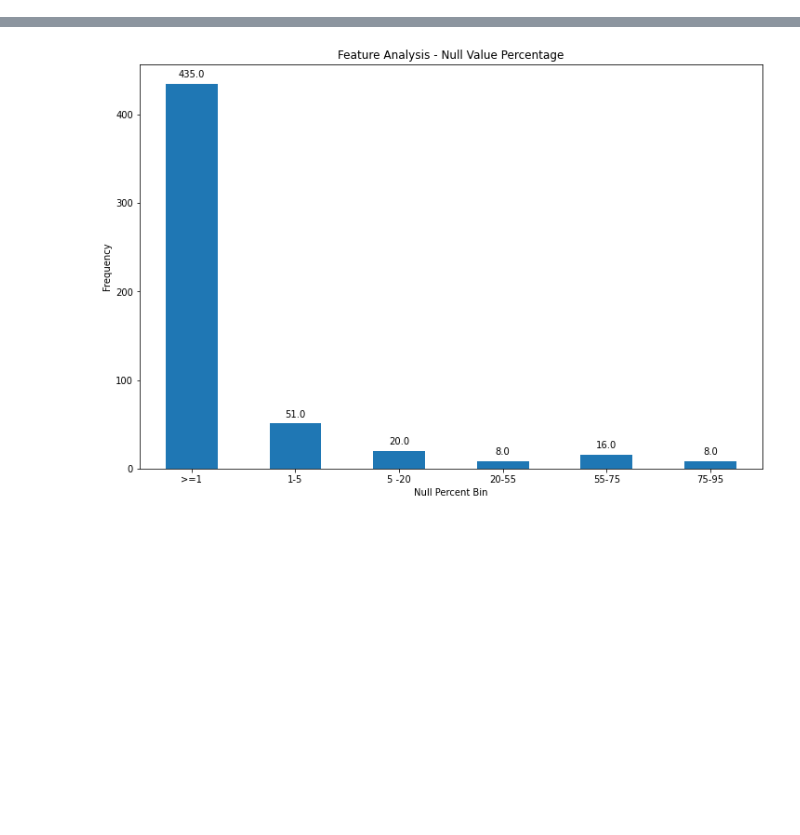
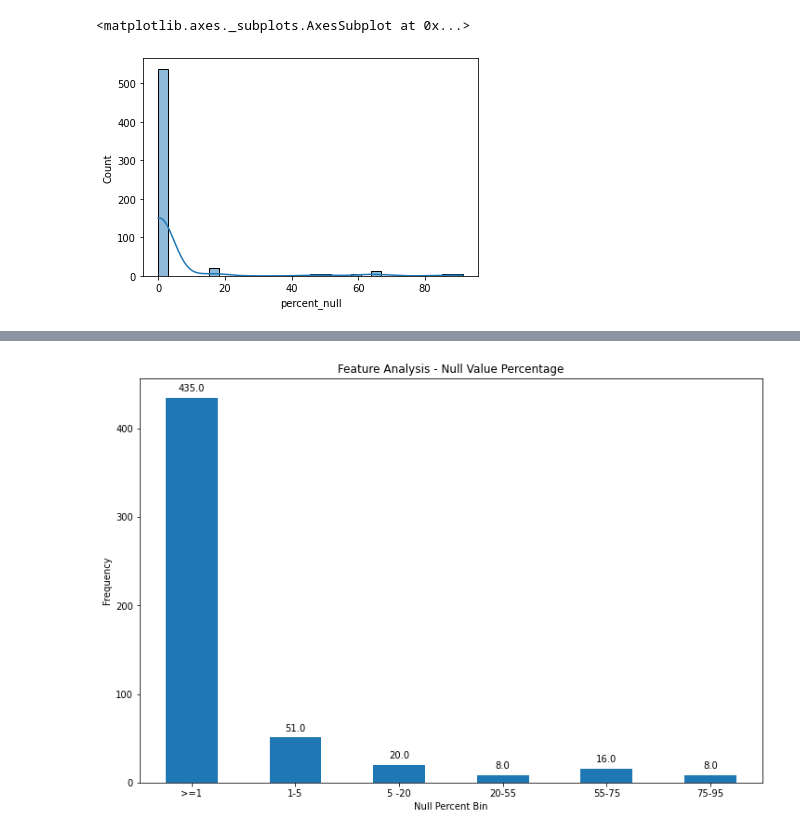
Before and after one commit to hinatanvir/Fault-Detection-SECOM, a Jupyter notebook: EDA.ipynb, the cells around one changed output, grey strips where cells are left out. Drawn from its saved outputs; the diff is of its cells as text; code cells hidden in the pictures; blank space fills up the shorter version.

```diff
--- a/EDA.ipynb
+++ b/EDA.ipynb
@@ -112,0 +186,7 @@ result1
+# %%
+# splitting merge_data into train test and split
+
+from sklearn.model_selection import train_test_split
+
+x_train, x_test, y_train, y_test = train_test_split(x, y, test_size = 0.2, random_state = 1,stratify=y)# random state = fix the random generator (same data all time)
+#startify preserves the same proportions of examples in each class as observed in the original dataset- imbalance data .
@@ -113,2 +221,7 @@ result1
+# %%
+sns.histplot(data=xtrain_eda1, x='percent_null',bins=30, kde=True)
+# %% [output]
+<matplotlib.axes._subplots.AxesSubplot at 0x...>
+[figure, added]
 # %%
 tranform=result1.copy(deep=True)
```
Also changed, not shown: parts of 50 cells of this notebook.
